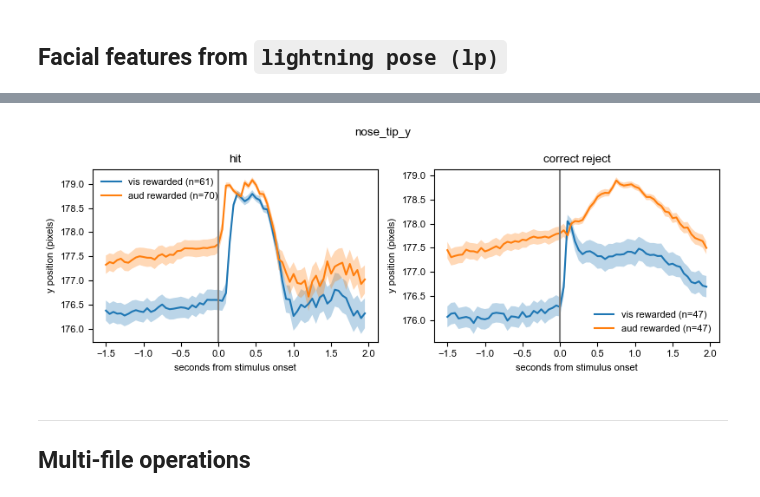
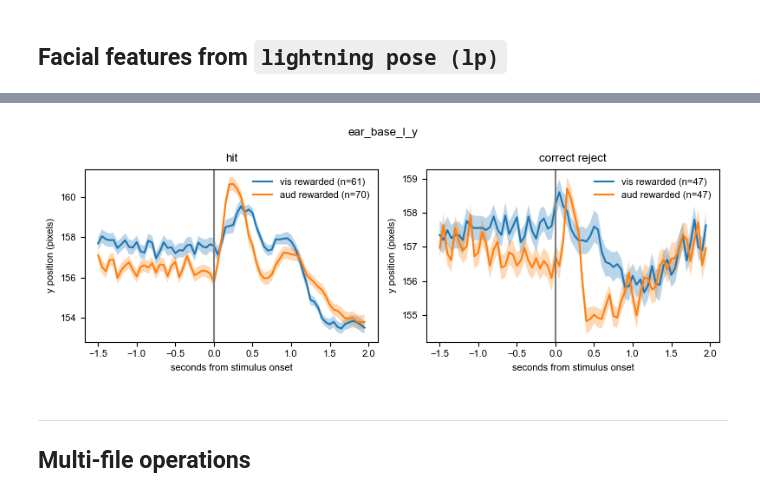
Before and after one commit to AllenNeuralDynamics/conect-dev-capsule, a Jupyter notebook: code/dynamic_routing_tutorial_lazynwb.ipynb, the cells around one changed output, grey strips where cells are left out. Saved outputs shown, nothing was run; the diff lists cells and outputs as text; code cells hidden in the pictures.

```diff
--- a/code/dynamic_routing_tutorial_lazynwb.ipynb
+++ b/code/dynamic_routing_tutorial_lazynwb.ipynb
@@ -196,7 +196,7 @@ We can work with times relative to the stimulus onset in each trial by subtracti
 # %%
-time_columns = pl.selectors.ends_with("_time")
-
-aligned_trials_df = trials_df.with_columns(time_columns - pl.col("stim_start_time"))
+trials_df = trials_df.with_columns(
+    (pl.col("response_time") - pl.col("stim_start_time")).alias("response_time_relative_to_stim")
+)
 # %% [markdown]
 <img src="images/trial-timing.png" width="800">
 
@@ -581,7 +576,8 @@ Schema([('ear_base_l_likelihood', Float64),
 # %% [markdown]
 <img src="images/nose_cam.png" style="max-width: 600px; height: auto;">
 # %%
-keypoint = "nose_tip_y"
+keypoint = "ear_base_l_y"
+# trials_df = lazynwb.read_nwb(remote_paths[3], "/intervals/trials")
 
 # filter trials (same criteria as running speed)
 pose_trials = (
@@ -600,13 +596,14 @@ pose_trials = (
 # extract keypoint data
 lp_df = (
     lazynwb.scan_nwb(selected_path, "/processing/behavior/lp_side_camera")
+    .filter(pl.col(f"{keypoint[:-2]}_likelihood") > 0.99)  # only keep samples where the keypoint was confidently detected
     .select("timestamps", keypoint)
     .filter(pl.col("timestamps").is_finite(), pl.col(keypoint).is_finite())
     .collect()
 )
 
-pose_times = lp_df["timestamps"].to_numpy()
-pose_values = lp_df[keypoint].to_numpy()
+pose_times = lp_df["timestamps"]
+pose_values = lp_df[keypoint]
 
 # align keypoint to each trial's stimulus onset
 xmin = -1.5
@@ -621,35 +618,35 @@ for trial in pose_trials.iter_rows(named=True):
         "rewarded_modality": trial["rewarded_modality"],
         "outcome": trial["outcome"],
         "values": values,
     })
 
-# plot nose tip by outcome
+# plot keypoint by outcome
 fig, axes = plt.subplots(1, 2, figsize=(8, 3), sharex=True)
 for col_idx, outcome in enumerate(["hit", "correct reject"]):
     ax = axes[col_idx]
     for modality in ["vis", "aud"]:
         traces_for_group = [
             row["values"] for row in aligned_rows
             if row["outcome"] == outcome and row["rewarded_modality"] == modality
         ]
         if not traces_for_group:
             continue
         traces = np.vstack(traces_for_group)
         mean = traces.mean(axis=0)
         sem = traces.std(axis=0, ddof=1) / np.sqrt(len(traces))
         ax.plot(pose_time_grid, mean, label=f"{modality} rewarded (n={len(traces)})")
         ax.fill_between(pose_time_grid, mean - sem, mean + sem, alpha=0.3)
     ax.axvline(0, color="gray")
     ax.set_title(outcome)
     ax.set_xlabel("seconds from stimulus onset")
     ax.set_ylabel("y position (pixels)")
     ax.legend(frameon=False)
 
 plt.suptitle(keypoint)
 plt.tight_layout()
 plt.show()
 # %% [output]
-[figure, old version]
+[figure, new version]
 # %% [markdown]
 ---
 
```
Also changed, not shown: parts of 9 cells of this notebook, 1 other file.
